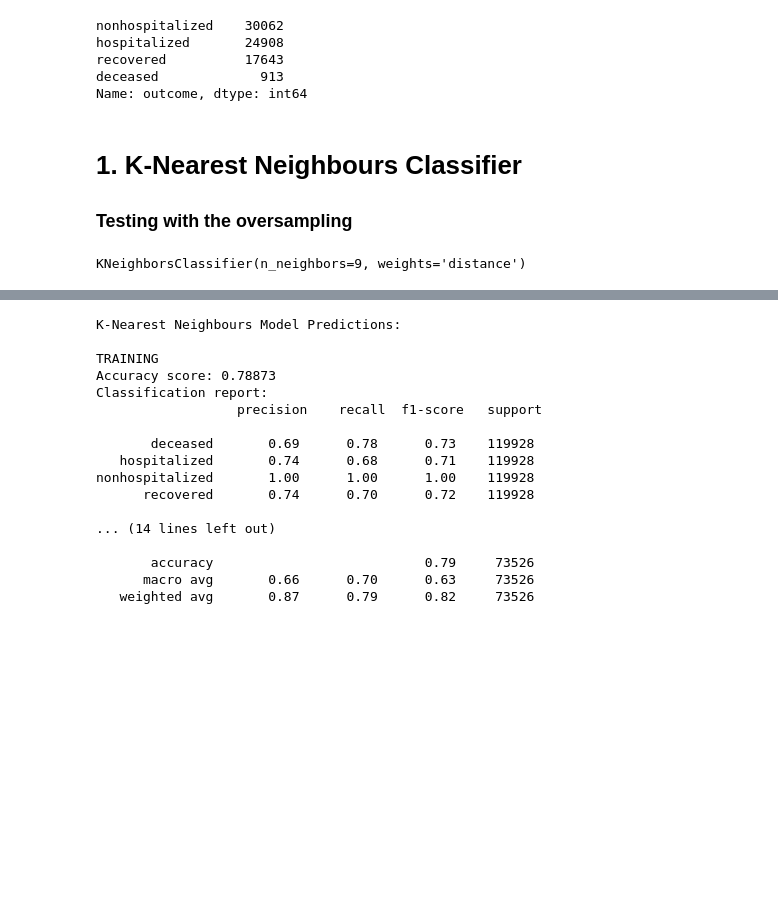
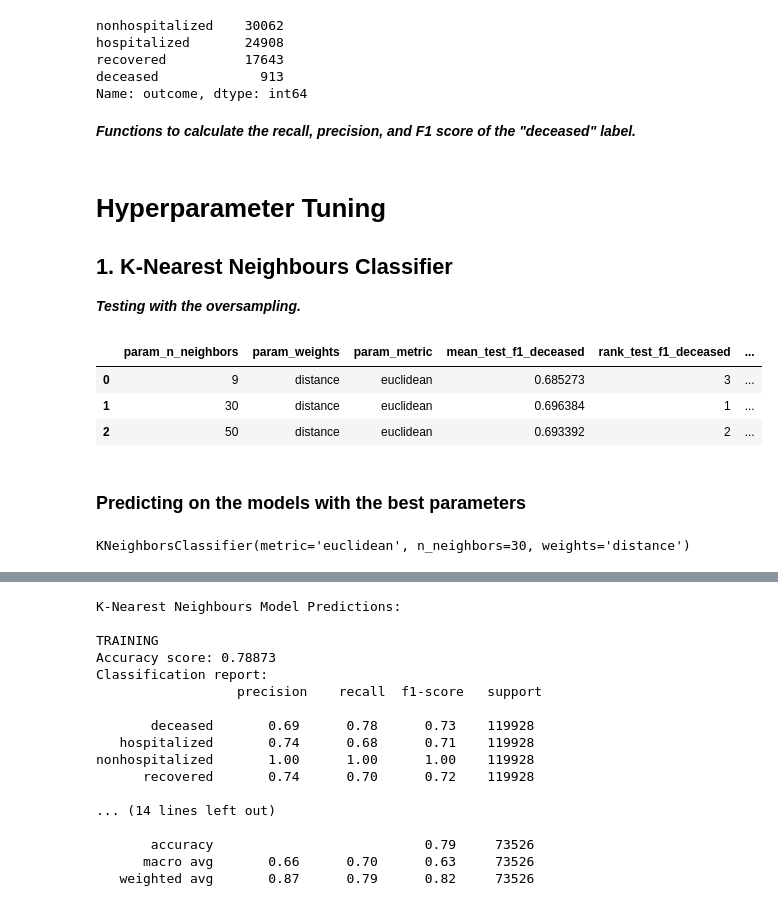
Before and after one commit to a-sani/COVID-19, a Jupyter notebook: milestone3/src/main.ipynb, the cells around one changed output, grey strips where cells are left out. Drawn from its saved outputs; the diff is of its cells as text; code cells hidden in the pictures; blank space fills up the shorter version.

```diff
--- a/milestone3/src/main.ipynb
+++ b/milestone3/src/main.ipynb
@@ -67,3 +71,5 @@ hospitalized       24908
 recovered          17643
 deceased             913
 Name: outcome, dtype: int64
+# %% [markdown]
+***Functions to calculate the recall, precision, and F1 score of the "deceased" label.***
@@ -70,3 +94,4 @@ Name: outcome, dtype: int64
 # %% [markdown]
-# 1. K-Nearest Neighbours Classifier
-### Testing with the oversampling
+# Hyperparameter Tuning
+## 1. K-Nearest Neighbours Classifier
+***Testing with the oversampling.***
@@ -73,6 +115,16 @@ Name: outcome, dtype: int64
+# %%
+results = pd.read_csv('../results/smote_knn.csv')
+results
+# %% [output]
+|  | param_n_neighbors | param_weights | param_metric | mean_test_f1_deceased | rank_test_f1_deceased | ... |
+| 0 | 9 | distance | euclidean | 0.685273 | 3 | ... |
+| 1 | 30 | distance | euclidean | 0.696384 | 1 | ... |
+| 2 | 50 | distance | euclidean | 0.693392 | 2 | ... |
+# %% [markdown]
+### Predicting on the models with the best parameters
 # %%
-knn = KNeighborsClassifier(n_neighbors = 9, weights = 'distance')
-knn.fit(training_data, training_truth)
+best_knn = KNeighborsClassifier(n_neighbors = 30, weights = 'distance', metric = 'euclidean')
+best_knn.fit(training_data, training_truth)
 # %% [output]
-KNeighborsClassifier(n_neighbors=9, weights='distance')
+KNeighborsClassifier(metric='euclidean', n_neighbors=30, weights='distance')
 # %%
```
Also changed, not shown: parts of 42 cells of this notebook, 4 other files.
